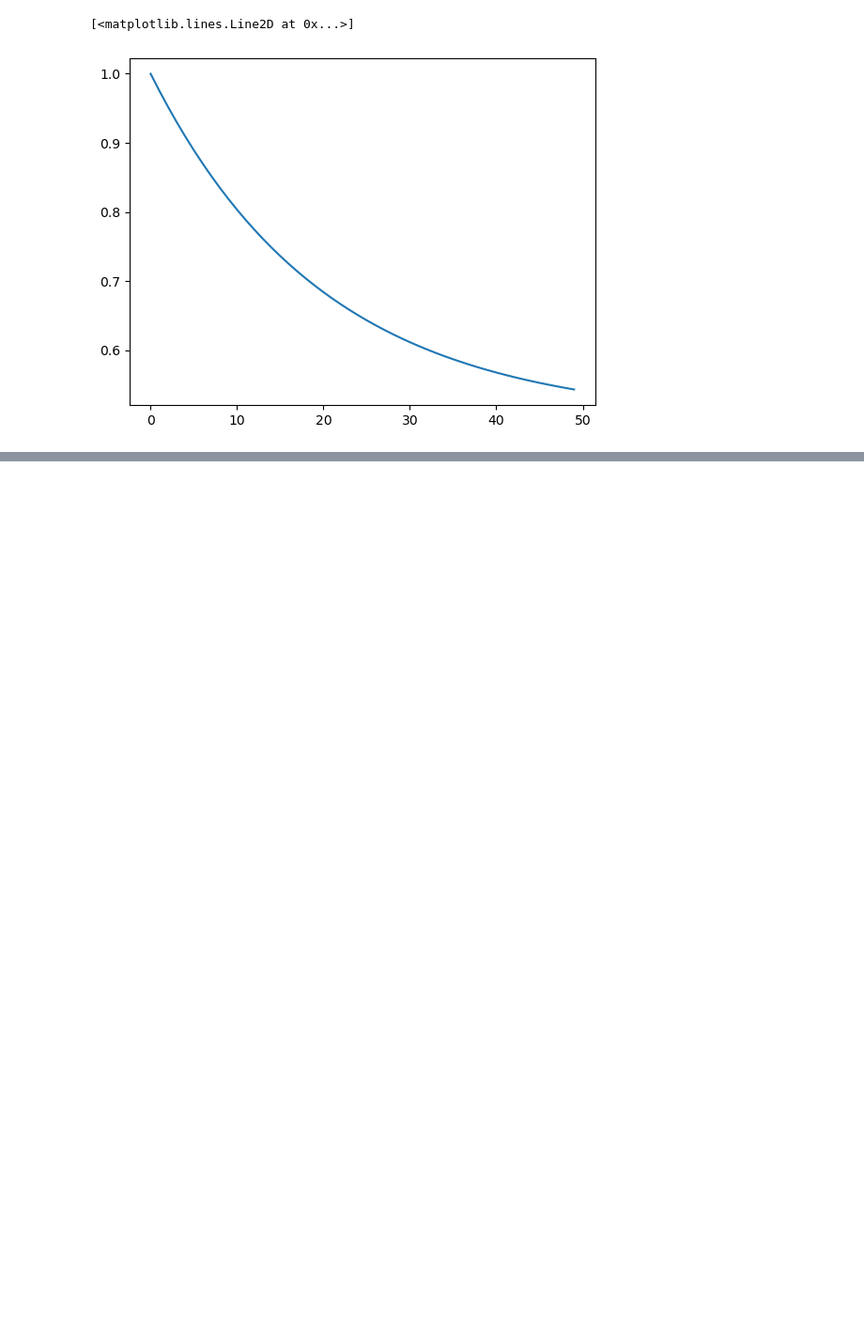
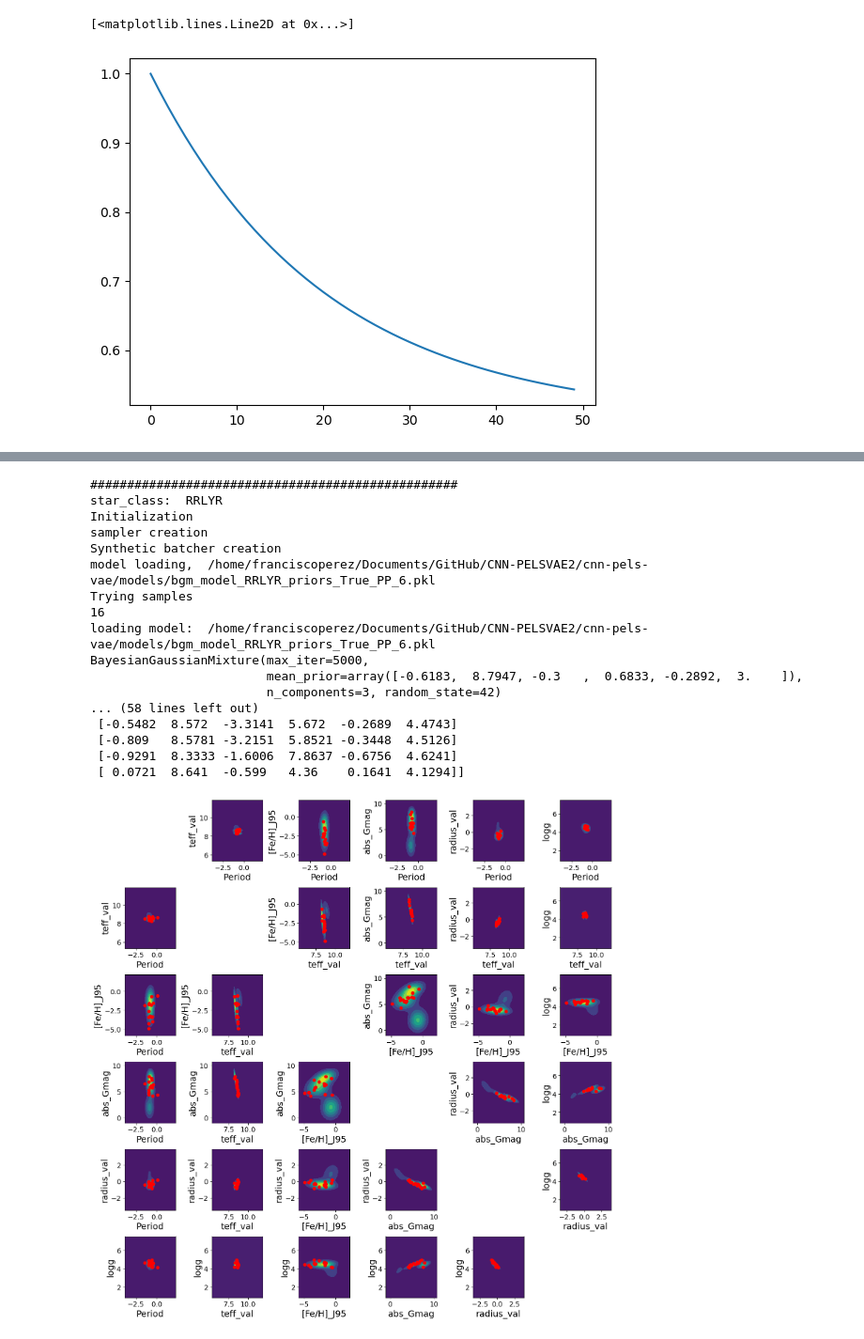
Before and after one commit to frperezgalarce/cnn-pels-vae, a Jupyter notebook: notebooks/5.sampler_bgmm.ipynb, the cells around one changed output, grey strips where cells are left out. Shown at 94% size. Saved outputs shown, nothing was run; the diff lists cells and outputs as text; code cells hidden in the pictures; blank space fills up the shorter version.

```diff
--- a/notebooks/5.sampler_bgmm.ipynb
+++ b/notebooks/5.sampler_bgmm.ipynb
@@ -551,0 +466,65 @@ BayesianGaussianMixture(max_iter=5000,
+# %%
+b = 1
+
+for star_class in priors['StarTypes'].keys():
+
+    if star_class in ['RRLYR', 'CEP', 'LPV', 'DSCT', 'ECL']:
+        print('#'*50)
+        print('star_class: ', star_class)
+
+        components = len(priors['StarTypes'][star_class].keys())-3
+
+
+        print('Initialization')
+        sampler = ModifiedGaussianSampler(b=b, components=components, features=PP)
+
+        print('sampler creation')
+
+        batcher = SyntheticDataBatcher(pp = PP, vae_model=vae_model, n_samples=synthetic_samples_by_class,
+                                            seq_length = seq_length, prior=True)
+
+        print('Synthetic batcher creation')
+
+        model_name = batcher.construct_model_name(star_class, PATH_MODELS)
+
+        print('model loading, ', model_name)
+
+        samples, error = batcher.attempt_sample_load(model_name, sampler, n_samples=n_samples)
+
+
+        print('Initialization')
+        sampler = ModifiedGaussianSampler(b=b*0.5, components=components, features=PP)
+
+        print('sampler creation')
+
+        batcher = SyntheticDataBatcher(pp = PP, vae_model=vae_model, n_samples=synthetic_samples_by_class,
+                                            seq_length = seq_length, prior=True)
+
+        print('Synthetic batcher creation')
+
+        model_name = batcher.construct_model_name(star_class, PATH_MODELS)
+
+        print('model loading, ', model_name)
+
+        samples_b2, error = batcher.attempt_sample_load(model_name, sampler, n_samples=n_samples)
+
+        sampler.plot_samples_densities_full(PP, samples, samples_b2, star_class)
+# %% [output]
+##################################################
+star_class:  RRLYR
+Initialization
+sampler creation
+Synthetic batcher creation
+model loading,  /home/franciscoperez/Documents/GitHub/CNN-PELSVAE2/cnn-pels-vae/models/bgm_model_RRLYR_priors_True_PP_6.pkl
+Trying samples
+16
+loading model:  /home/franciscoperez/Documents/GitHub/CNN-PELSVAE2/cnn-pels-vae/models/bgm_model_RRLYR_priors_True_PP_6.pkl
+BayesianGaussianMixture(max_iter=5000,
+                        mean_prior=array([-0.6183,  8.7947, -0.3   ,  0.6833, -0.2892,  3.    ]),
+                        n_components=3, random_state=42)
+... (58 lines left out)
+ [-0.5482  8.572  -3.3141  5.672  -0.2689  4.4743]
+ [-0.809   8.5781 -3.2151  5.8521 -0.3448  4.5126]
+ [-0.9291  8.3333 -1.6006  7.8637 -0.6756  4.6241]
+ [ 0.0721  8.641  -0.599   4.36    0.1641  4.1294]]
+[figure, added]
```
Also changed, not shown: parts of 5 cells of this notebook, 8 other files.
